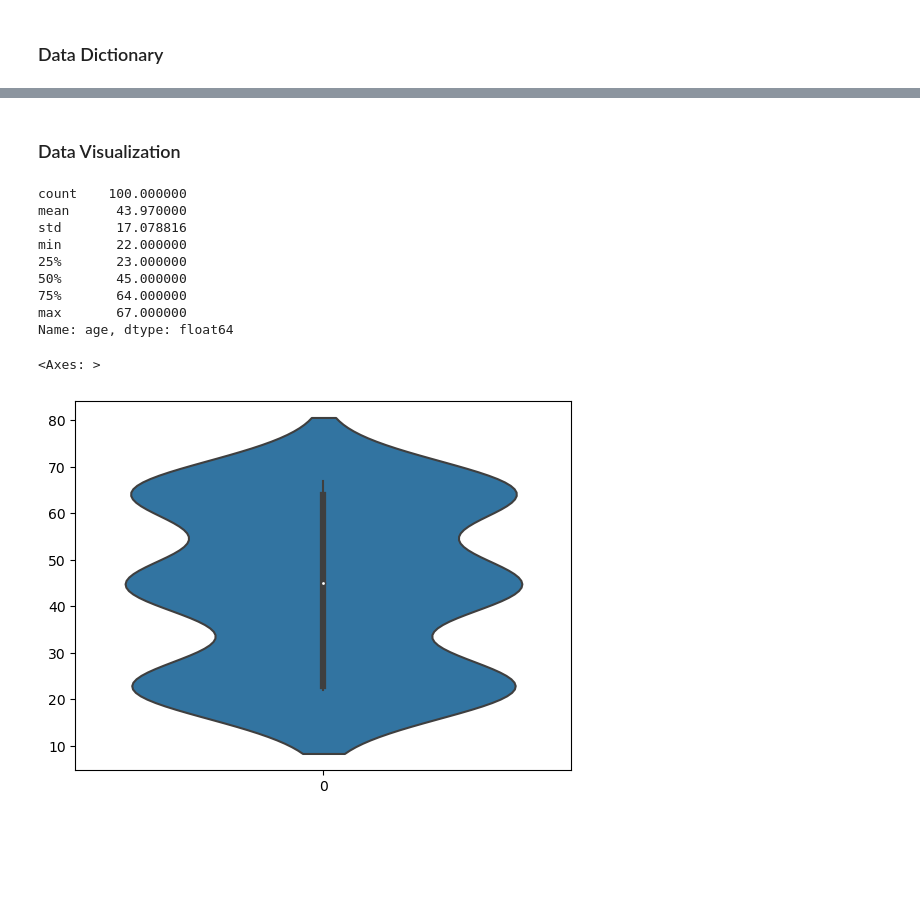
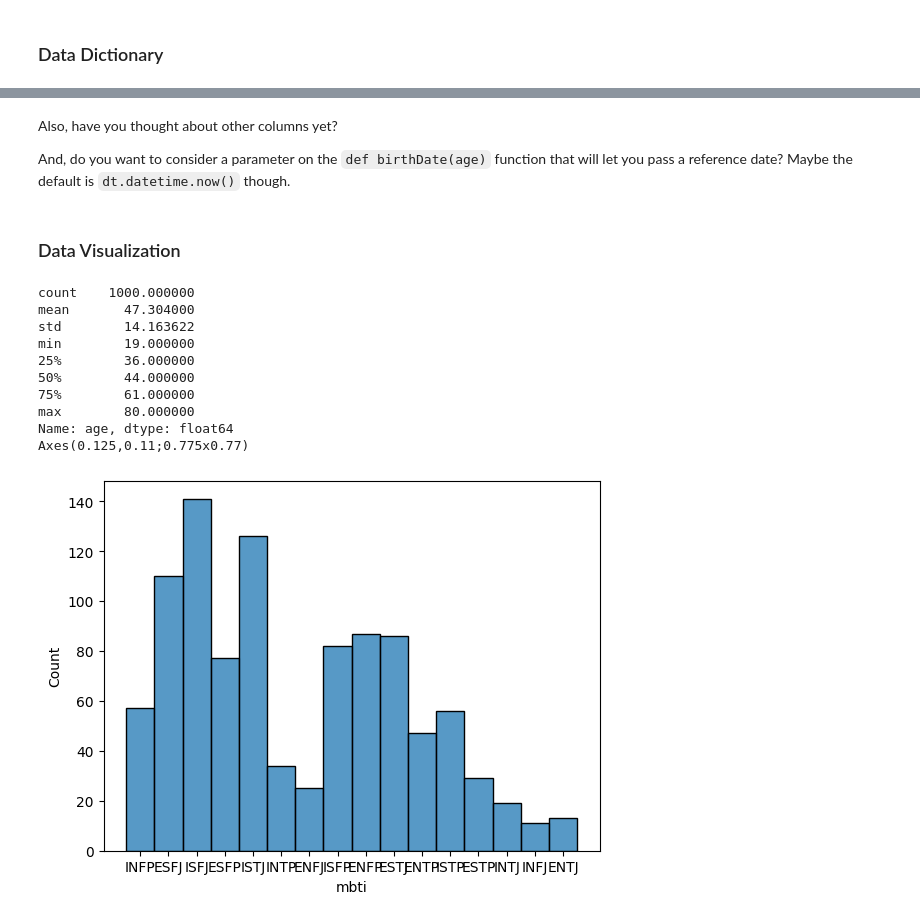
Before and after one commit to Alexr1239/Fictional_data, a Jupyter notebook: Cook_Fictional_Data_B.ipynb, the cells around one changed output, grey strips where cells are left out. Saved outputs shown, nothing was run; the diff lists cells and outputs as text; code cells hidden in the pictures; blank space fills up the shorter version.

```diff
--- a/Cook_Fictional_Data_B.ipynb
+++ b/Cook_Fictional_Data_B.ipynb
@@ -12,8 +29,11 @@ from dateutil.relativedelta import relativedelta as rd
 ### Functions
 # %%
 # creates list of birthdate datetime objects based off age
-def birthDate(age):
-  return [dt.datetime.now() - rd(years=x) for x in age]
+def birthDate(age, date=None):
+  if date == None:
+    date = dt.datetime.now()
+  return [date - rd(years=x,months=rand.randint(-12, 12),days=rand.randint(-31,31)) for x in age]
+
 # creates list with multiple modes
 def multimodallist(obs,stdperlist,modes):
     if obs<len(modes):
@@ -27,3 +47,8 @@ def multimodallist(obs,stdperlist,modes):
     if remainder >0:
         multimodal+=np.random.normal(np.mean(multimodal),stdperlist,remainder).astype(int).tolist()
     return multimodal
+def probablity_generator(length):
+    return [1/length]*length
+def ml_data(newColumn,std,mean):
+    random = np.random.normal(mean,std,len(newColumn))
+    return newColumn + random
@@ -42,18 +186,21 @@ data = {'id':list(range(100000,100000+obs)),
+# %% [markdown]
+Also, have you thought about other columns yet?
+
+And, do you want to consider a parameter on the `def birthDate(age)` function that will let you pass a reference date? Maybe the default is `dt.datetime.now()` though.
 # %% [markdown]
 ### Data Visualization
 # %%
-df = pd.DataFrame(data)
 print(df['age'].describe())
-sns.violinplot(df['age'])
+print(sns.histplot(df['mbti']))
 # %% [output]
-count    100.000000
-mean      43.970000
-std       17.078816
-min       22.000000
-25%       23.000000
-50%       45.000000
-75%       64.000000
-max       67.000000
+count    1000.000000
+mean       47.304000
+std        14.163622
+min        19.000000
+25%        36.000000
+50%        44.000000
+75%        61.000000
+max        80.000000
 Name: age, dtype: float64
+Axes(0.125,0.11;0.775x0.77)
-<Axes: >
-[figure, old version]
+[figure, new version]
```
Also changed, not shown: parts of 14 cells of this notebook.
